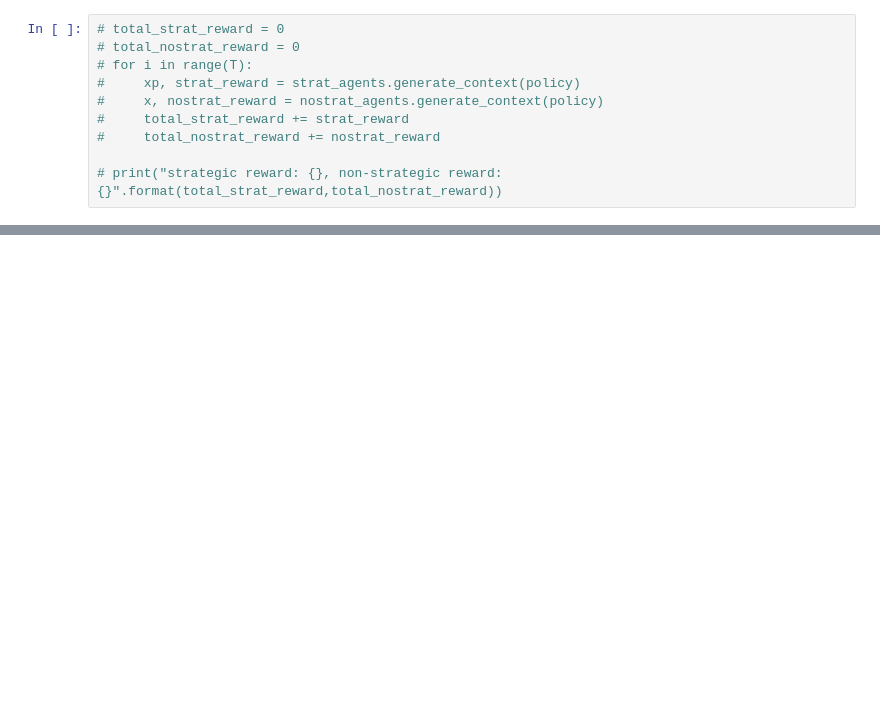
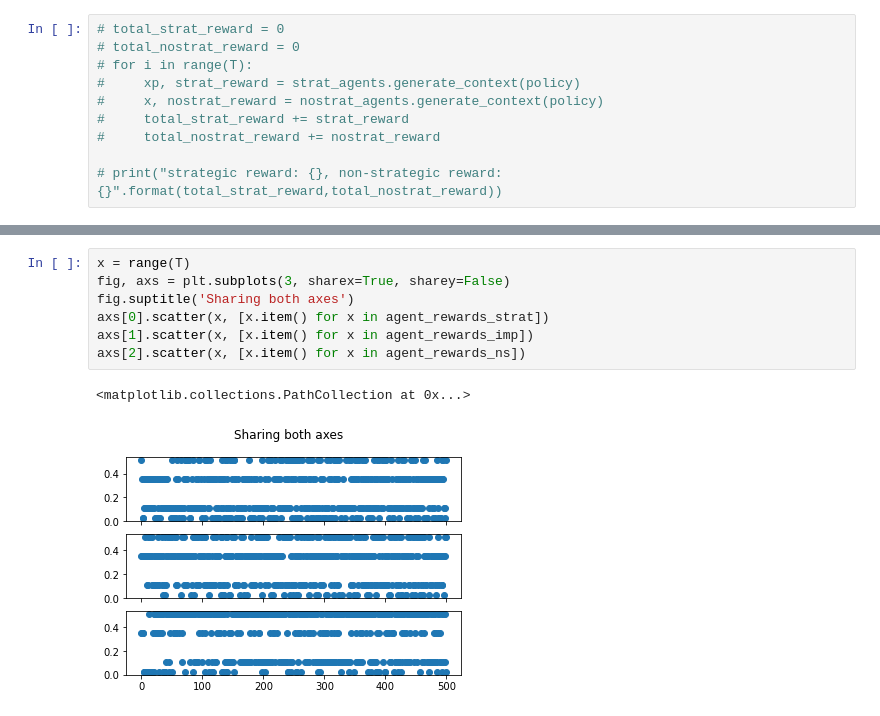
Before and after one commit to eliotshekhtman/cs6784-final-project, a Jupyter notebook: strat_cont_band.ipynb, the cells around one changed output, grey strips where cells are left out. Cells and saved outputs as stored; diff of their text form; blank space fills up the shorter version.

```diff
--- a/strat_cont_band.ipynb
+++ b/strat_cont_band.ipynb
@@ -154,0 +191,10 @@ plt.show()
+# %%
+x = range(T)
+fig, axs = plt.subplots(3, sharex=True, sharey=False)
+fig.suptitle('Sharing both axes')
+axs[0].scatter(x, [x.item() for x in agent_rewards_strat])
+axs[1].scatter(x, [x.item() for x in agent_rewards_imp])
+axs[2].scatter(x, [x.item() for x in agent_rewards_ns])
+# %% [output]
+<matplotlib.collections.PathCollection at 0x...>
+[figure, added]
```
Also changed, not shown: parts of 7 cells of this notebook, 1 other file.
